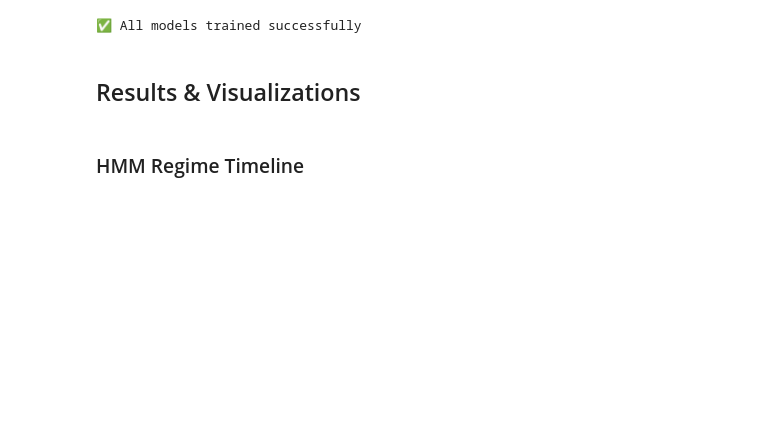
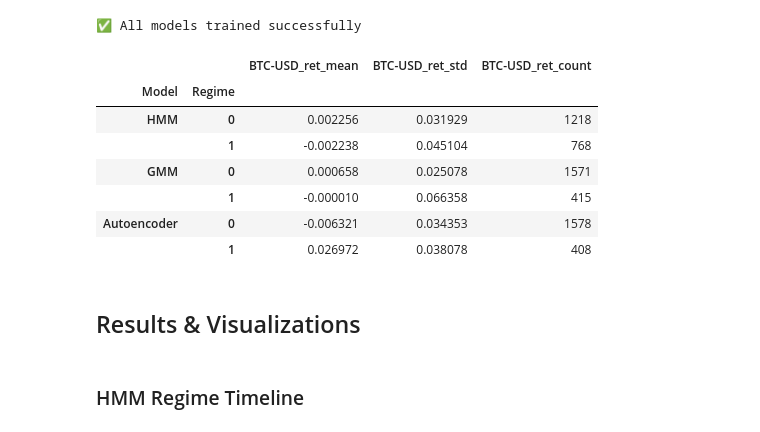
Before and after one commit to elvisbinks/risk-on-risk-off-crypto, a Jupyter notebook: notebooks/regime_analysis_clean.ipynb, the cells around one changed output. Cells and saved outputs as stored; diff of their text form; code cells hidden in the pictures; blank space fills up the shorter version.

Commit message:
table mean sd volatility

```diff
--- a/notebooks/regime_analysis_clean.ipynb
+++ b/notebooks/regime_analysis_clean.ipynb
@@ -122,3 +122,6 @@ Training HMM...
+# %%
+# Align features with HMM regimes
+features_hmm = features.loc[hmm_idx].copy()
 # %% [markdown]
 ### Train Gaussian Mixture Model (GMM)
 # %%
@@ -140,3 +143,5 @@ Training GMM...
+# %%
+features_gmm = features.loc[gmm_idx].copy()
 # %% [markdown]
 ### Train Autoencoder + K-Means
 # %%
@@ -167,3 +172,5 @@ Epoch 100/100, Loss: 0.254526
+# %%
+features_ae = features.loc[ae_idx].copy()
 # %%
 # Store all regime labels for comparison
 regimes = {
@@ -175,6 +182,31 @@ regimes = {
 print("\n✅ All models trained successfully")
 # %% [output]
 ✅ All models trained successfully
+# %%
+# Regime-conditional return statistics
+hmm_stats = compute_regime_stats(features_hmm, hmm_regimes, return_col="BTC-USD_ret")
+gmm_stats = compute_regime_stats(features_gmm, gmm_regimes, return_col="BTC-USD_ret")
+ae_stats  = compute_regime_stats(features_ae,  ae_regimes,  return_col="BTC-USD_ret")
+
+stats_table = pd.concat(
+    {
+        "HMM": hmm_stats,
+        "GMM": gmm_stats,
+        "Autoencoder": ae_stats,
+    },
+    names=["Model", "Regime"]
+)
+
+stats_table
+# %% [output]
+|  |  | BTC-USD_ret_mean | BTC-USD_ret_std | BTC-USD_ret_count |
+| Model | Regime |  |  |  |
+| HMM | 0 | 0.002256 | 0.031929 | 1218 |
+|  | 1 | -0.002238 | 0.045104 | 768 |
+| GMM | 0 | 0.000658 | 0.025078 | 1571 |
+|  | 1 | -0.000010 | 0.066358 | 415 |
+| Autoencoder | 0 | -0.006321 | 0.034353 | 1578 |
+|  | 1 | 0.026972 | 0.038078 | 408 |
 # %% [markdown]
 ## Results & Visualizations
 # %% [markdown]
```
Also changed, not shown: parts of 17 cells of this notebook.
